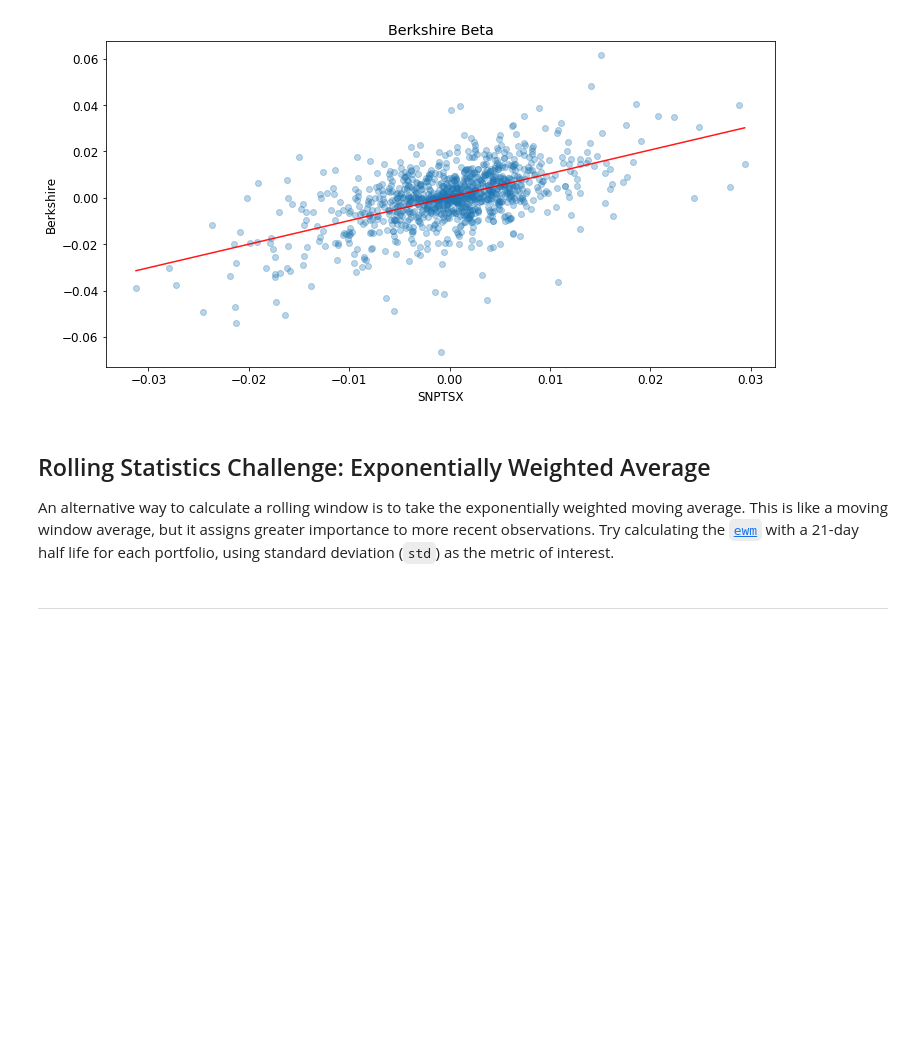
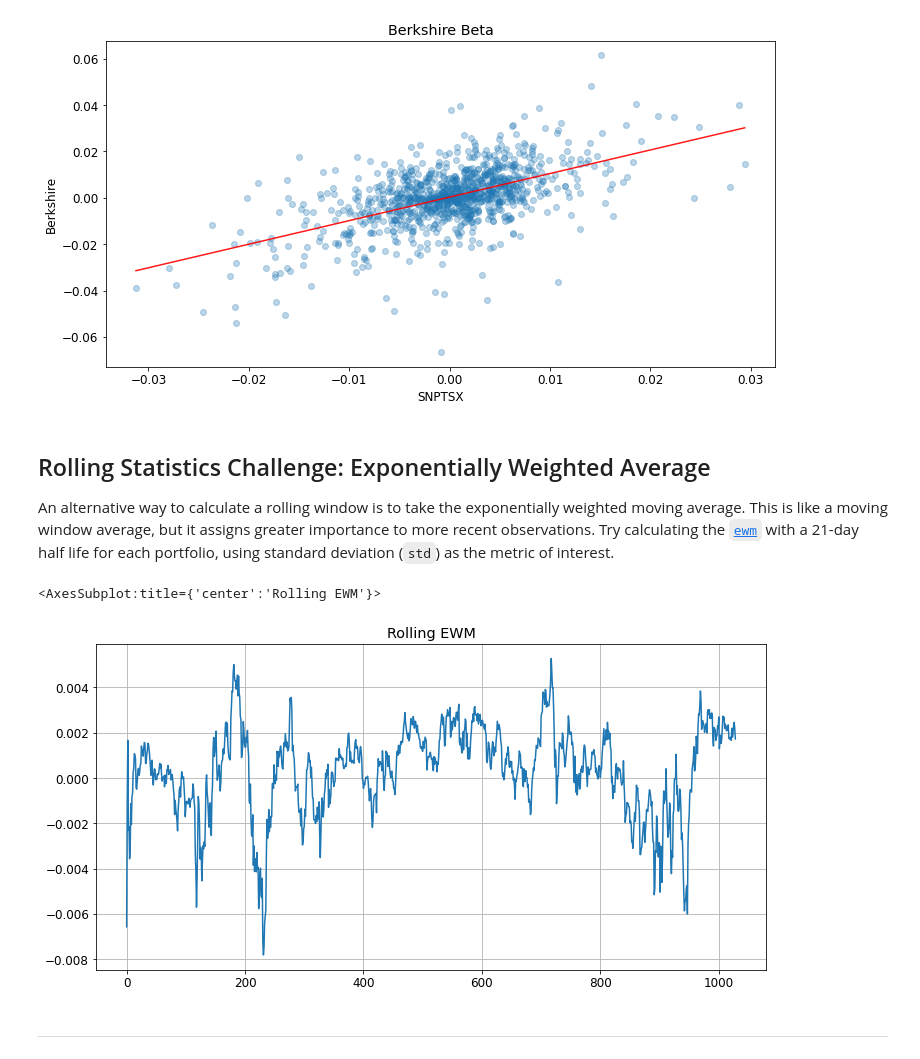
Before and after one commit to 2KAbhishek/whaleport, a Jupyter notebook: whaleport.ipynb, the cells around one changed output. Cells and saved outputs as stored; diff of their text form; code cells hidden in the pictures; blank space fills up the shorter version.

Commit message:
Add ewm plot

```diff
--- a/whaleport.ipynb
+++ b/whaleport.ipynb
@@ -311,3 +309,11 @@ An alternative way to calculate a rolling window is to take the exponentially we
+# %%
+# Use `ewm` to calculate the rolling window
+rolling_ewm = portfolio_df['Berkshire'].ewm(21).mean().dropna()
+# Plot the rolling beta
+rolling_ewm.plot(figsize=(12,6), title='Rolling EWM', grid=True)
+# %% [output]
+<AxesSubplot:title={'center':'Rolling EWM'}>
+[figure, added]
 # %% [markdown]
 ---
 # %% [markdown]
```
Also changed, not shown: parts of 1 cell of this notebook.
